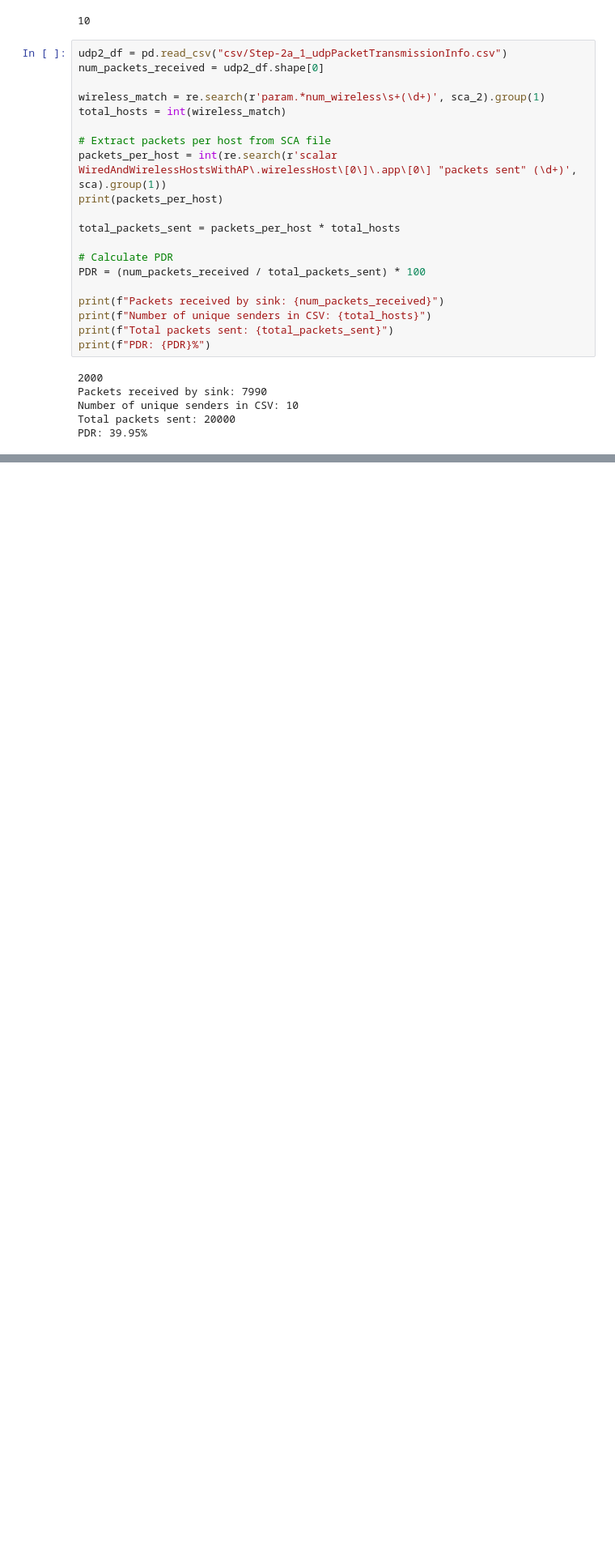
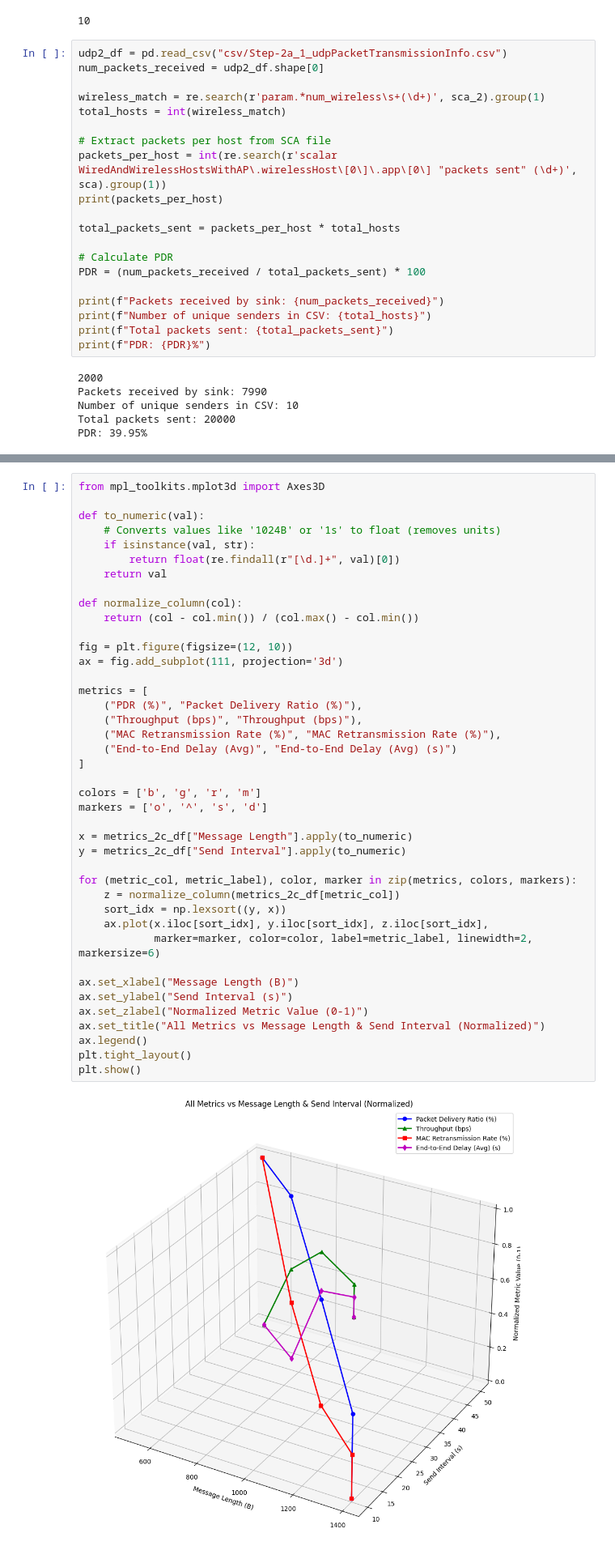
Before and after one commit to ahsanbulbul/Omnetpp-Analyzer, a Jupyter notebook: Performance Analysis.ipynb, the cells around one changed output, grey strips where cells are left out. Shown at 81% size. Drawn from its saved outputs; the diff is of its cells as text; blank space fills up the shorter version.

```diff
--- a/Performance Analysis.ipynb
+++ b/Performance Analysis.ipynb
@@ -596,3 +617,46 @@ metrics_2c_df
 | 2 | 8 | 71.43 | 1572148.8 | 31.91 | 1.88 | 7.398040 | ... |
 | 3 | 8 | 39.66 | 1634472.0 | 31.71 | 1.88 | 11.948392 | ... |
 | 4 | 8 | 18.37 | 1655244.8 | 31.20 | 1.87 | 14.695922 | ... |
+# %%
+from mpl_toolkits.mplot3d import Axes3D
+
+def to_numeric(val):
+    # Converts values like '1024B' or '1s' to float (removes units)
+    if isinstance(val, str):
+        return float(re.findall(r"[\d.]+", val)[0])
+    return val
+
+def normalize_column(col):
+    return (col - col.min()) / (col.max() - col.min())
+
+fig = plt.figure(figsize=(12, 10))
+ax = fig.add_subplot(111, projection='3d')
+
+metrics = [
+    ("PDR (%)", "Packet Delivery Ratio (%)"),
+    ("Throughput (bps)", "Throughput (bps)"),
+    ("MAC Retransmission Rate (%)", "MAC Retransmission Rate (%)"),
+    ("End-to-End Delay (Avg)", "End-to-End Delay (Avg) (s)")
+]
+
+colors = ['b', 'g', 'r', 'm']
+markers = ['o', '^', 's', 'd']
+
+x = metrics_2c_df["Message Length"].apply(to_numeric)
+y = metrics_2c_df["Send Interval"].apply(to_numeric)
+
+for (metric_col, metric_label), color, marker in zip(metrics, colors, markers):
+    z = normalize_column(metrics_2c_df[metric_col])
+    sort_idx = np.lexsort((y, x))
+    ax.plot(x.iloc[sort_idx], y.iloc[sort_idx], z.iloc[sort_idx],
+            marker=marker, color=color, label=metric_label, linewidth=2, markersize=6)
+
+ax.set_xlabel("Message Length (B)")
+ax.set_ylabel("Send Interval (s)")
+ax.set_zlabel("Normalized Metric Value (0-1)")
+ax.set_title("All Metrics vs Message Length & Send Interval (Normalized)")
+ax.legend()
+plt.tight_layout()
+plt.show()
+# %% [output]
+[figure, added]
```
Also changed, not shown: parts of 3 cells of this notebook.
